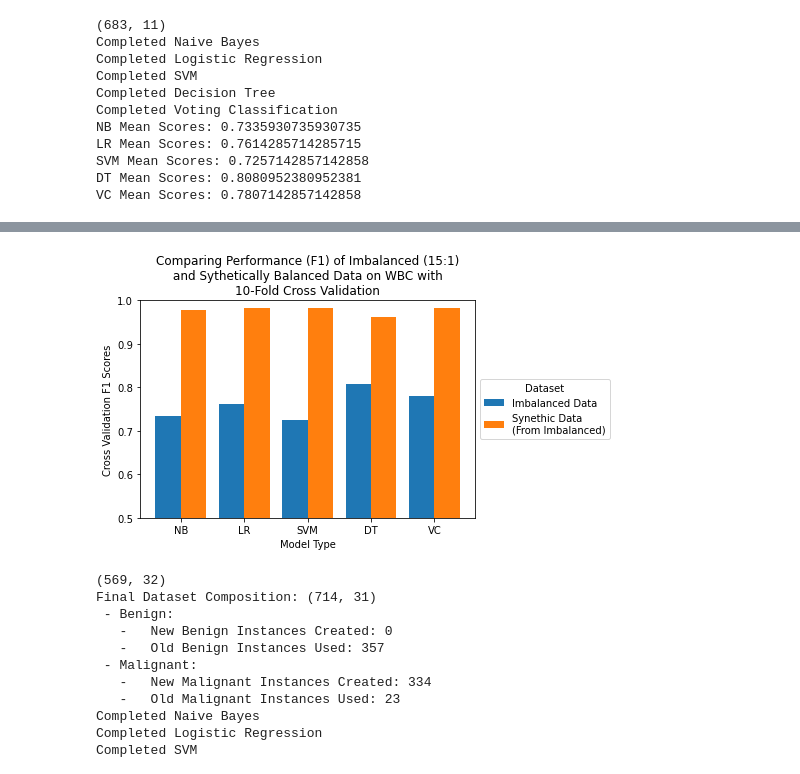
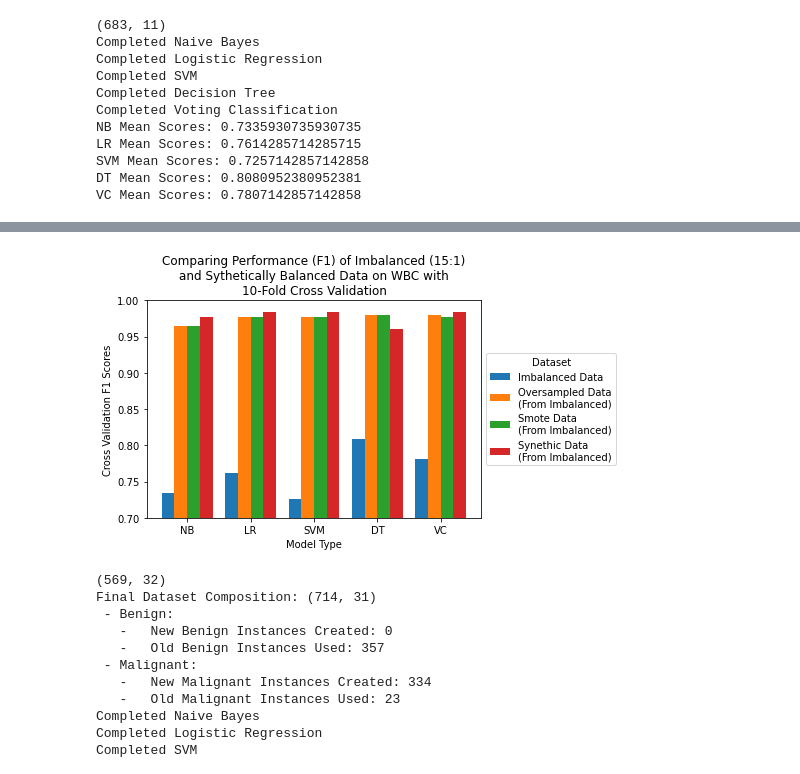
Before and after one commit to sprice134/MQP-2023, a Jupyter notebook: Code/Wole-Paper1/augmentationImbalnceF1CrossVal.ipynb, the cells around one changed output, grey strips where cells are left out. Saved outputs shown, nothing was run; the diff lists cells and outputs as text; code cells hidden in the pictures.

```diff
--- a/Code/Wole-Paper1/augmentationImbalnceF1CrossVal.ipynb
+++ b/Code/Wole-Paper1/augmentationImbalnceF1CrossVal.ipynb
@@ -214,28 +320,34 @@ VC Mean Scores: 0.7807142857142858
 # %%
 import matplotlib.pyplot as plt
 
 models = ['NB','LR','SVM', 'DT', 'VC' ]
 
 
 aug = [np.mean(augNBWBC), np.mean(augLogWBC), np.mean(augSVMWBC),
         np.mean(auglDTWBC), np.mean(augVoteWBC)]
 reg = [np.mean(rawNBWBC), np.mean(rawLogWBC), np.mean(rawSVMWBC),
         np.mean(rawlDTWBC), np.mean(rawVoteWBC)]
+smote = [np.mean(smoteNBWBC), np.mean(smoteLogWBC), np.mean(smoteLogWBC),
+        np.mean(smotelDTWBC), np.mean(smoteVoteWBC)]
+over = [np.mean(overNBWBC), np.mean(overLogWBC), np.mean(overSVMWBC),
+        np.mean(overlDTWBC), np.mean(overlDTWBC)]
 
 X_axis = np.arange(len(models))
 
-plt.bar(X_axis - 0.2, reg, 0.4, label = 'Imbalanced Data')
-plt.bar(X_axis + 0.2, aug, 0.4, label = 'Synethic Data\n(From Imbalanced)')
+plt.bar(X_axis - 0.3, reg, 0.2, label = 'Imbalanced Data')
+plt.bar(X_axis - 0.1, over, 0.2, label = 'Oversampled Data\n(From Imbalanced)')
+plt.bar(X_axis + 0.1, smote, 0.2, label = 'Smote Data\n(From Imbalanced)')
+plt.bar(X_axis + 0.3, aug, 0.2, label = 'Synethic Data\n(From Imbalanced)')
 
 plt.xticks(X_axis, models)
 plt.xlabel("Model Type")
 plt.ylabel("Cross Validation F1 Scores")
-plt.ylim(0.50,1)
+plt.ylim(0.7,1)
 plt.title("Comparing Performance (F1) of Imbalanced (15:1)\n and Sythetically Balanced Data on WBC with \n10-Fold Cross Validation")
 plt.legend(title='Dataset',loc='center left', bbox_to_anchor=(1, 0.5))
 plt.show()
 # %% [output]
-[figure, old version]
+[figure, new version]
 # %%
 
 random.seed(42)
```
Also changed, not shown: parts of 7 cells of this notebook.
